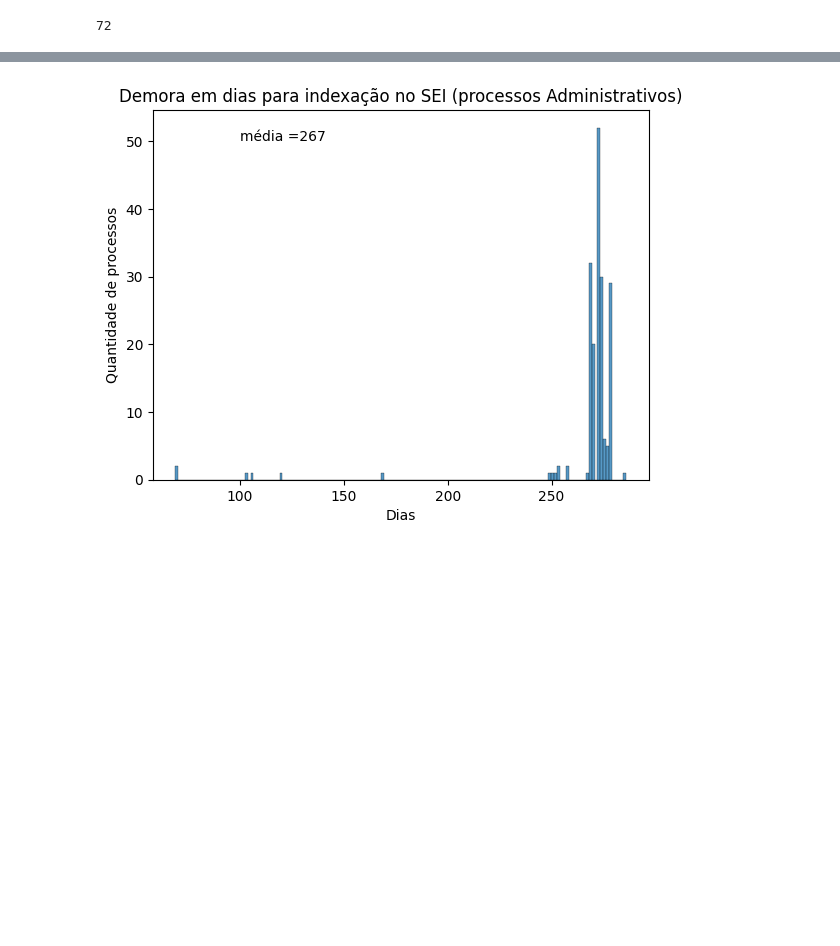
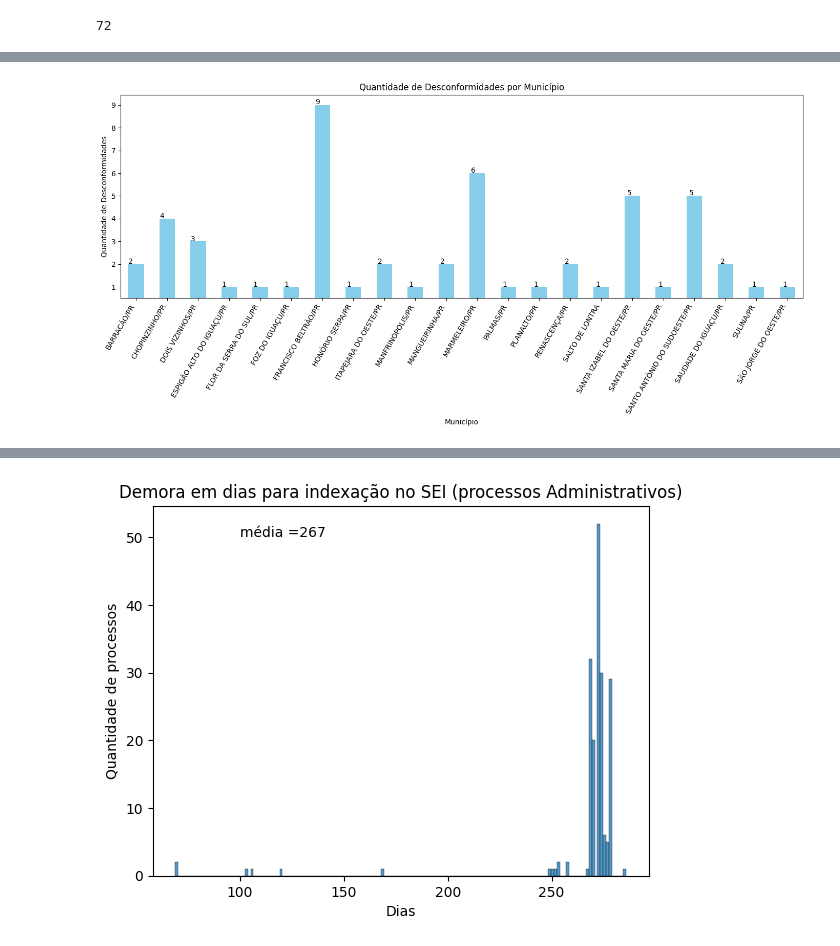
Before and after one commit to Gabxist/Prog_ap, a Jupyter notebook: Prog_ap_ANALISE_DE_DADOS.ipynb, the cells around one changed output, grey strips where cells are left out. Drawn from its saved outputs; the diff is of its cells as text; code cells hidden in the pictures; blank space fills up the shorter version.

```diff
--- a/Prog_ap_ANALISE_DE_DADOS.ipynb
+++ b/Prog_ap_ANALISE_DE_DADOS.ipynb
@@ -102,3 +102,14 @@ proc_adm['demora indexação'] = proc_adm['Data da Indexação ao SEI'] - proc_a
 proc_adm['demora indexação'] = proc_adm['demora indexação'].dt.days
 pa_digit['demora indexação'] = pa_digit['Data da Indexação ao SEI'] - pa_digit['Data da Digitalização']
 pa_digit['demora indexação'] = pa_digit['demora indexação'].dt.days
+# %%
+# Análise de Processos com Desconformidades
+processos_desconformidades_proc_adm = proc_adm[(proc_adm['Desconformidades'].notna()) & (proc_adm['Desconformidades'] != 'N/C') & (proc_adm['Município'].notna()) & (proc_adm['Município'] != 'N/C')]
+
+num_processos_desconformidades_proc_adm = len(processos_desconformidades_proc_adm)
+print(f'Número de processos com desconformidades: {num_processos_desconformidades_proc_adm}')
+desconformidades_contagem_proc_adm = processos_desconformidades_proc_adm['Desconformidades'].value_counts()
+print(desconformidades_contagem_proc_adm)
+
+# Agrupar por município, contar desconformidades e ordenar alfabeticamente
+desconformidades_municipio_proc_adm = processos_desconformidades_proc_adm.groupby('Município').size().sort_index()
@@ -104,0 +134,20 @@ pa_digit['demora indexação'] = pa_digit['demora indexação'].dt.days
+# %%
+# Visualização de Desconformidades por Município com Ajustes
+plt.figure(figsize=(14, 7))
+ax = desconformidades_municipio_proc_adm.plot(kind='bar', color='skyblue')
+plt.title('Quantidade de Desconformidades por Município')
+plt.xlabel('Município')
+plt.ylabel('Quantidade de Desconformidades')
+
+# Ajustar o limite inferior do eixo Y
+ax.set_ylim(bottom=0.5)
+
+# Adicionar anotações
+for p in ax.patches:
+    ax.annotate(str(p.get_height()), (p.get_x() * 1.005, p.get_height() * 1.005))
+
+plt.xticks(rotation=60, ha='right')
+plt.tight_layout()
+plt.show()
+# %% [output]
+[figure, added]
```
Also changed, not shown: parts of 7 cells of this notebook.
